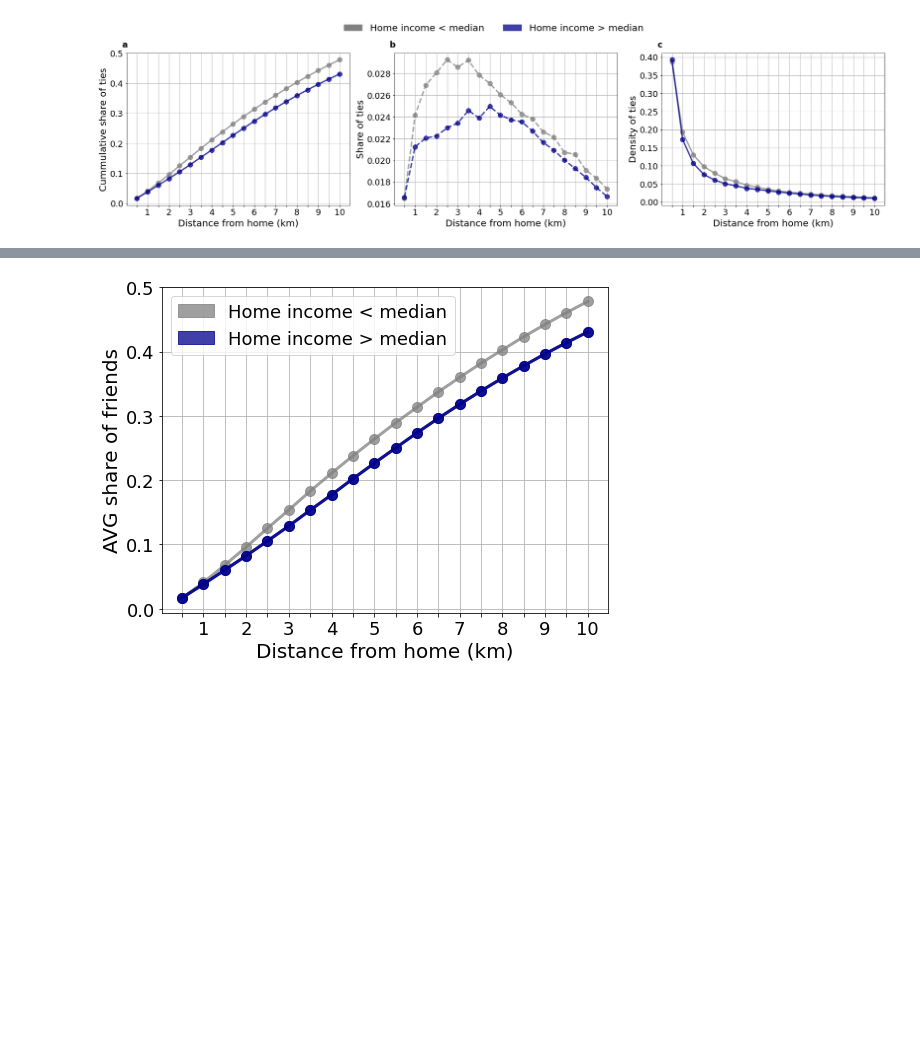
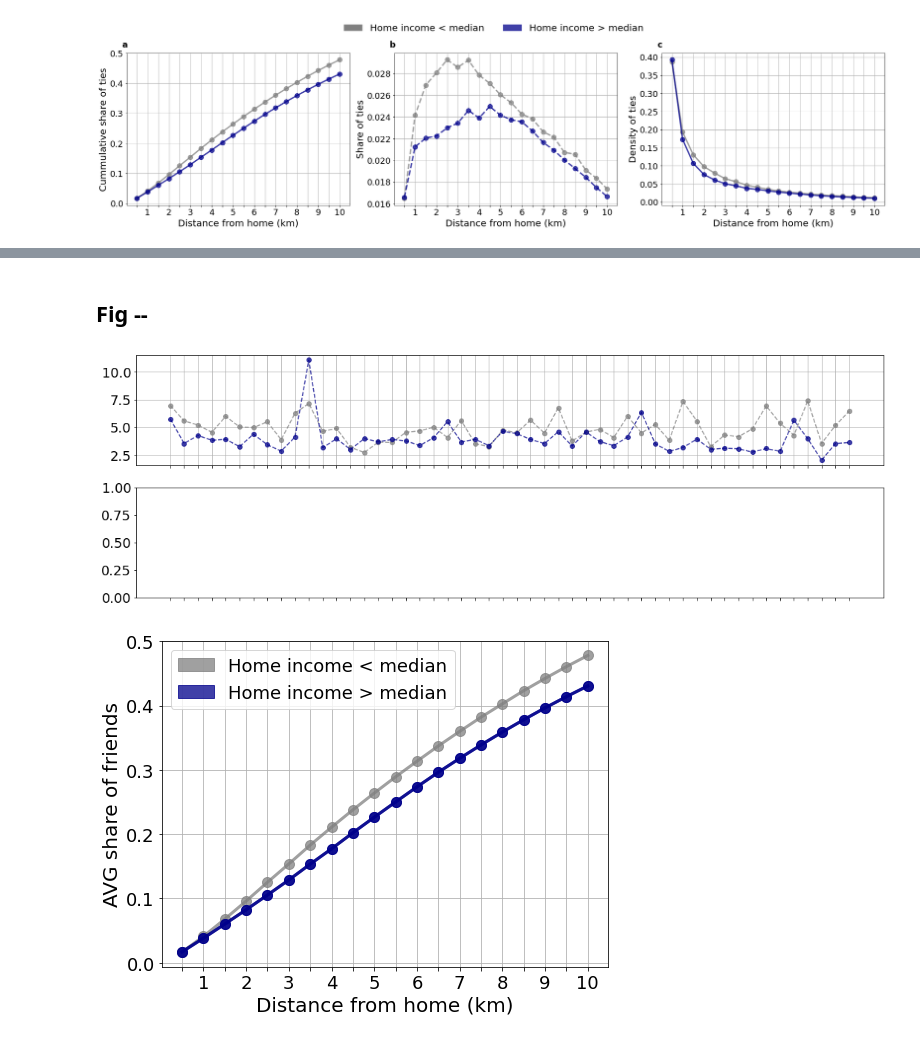
Before and after one commit to sandorjuhasz/ties-around-home, a Jupyter notebook: scripts/visuals.ipynb, the cells around one changed output, grey strips where cells are left out. Drawn from its saved outputs; the diff is of its cells as text; code cells hidden in the pictures; blank space fills up the shorter version.

Commit message:
visuals update

```diff
--- a/scripts/visuals.ipynb
+++ b/scripts/visuals.ipynb
@@ -452,0 +455,2 @@ plt.show()
+# %% [markdown]
+## Fig --
@@ -452,0 +479,7 @@ plt.show()
+# %%
+# degree data
+degree_tab = pd.read_csv("../data/degree_tab_top50.csv.gz")
+
+# average degree by group
+metrodata["poor_degree"] = metrodata.index.map(degree_tab[degree_tab["poor"]==1].groupby("cbsacode")["dcum5000"].agg("mean").to_dict())
+metrodata["rich_degree"] = metrodata.index.map(degree_tab[degree_tab["poor"]==0].groupby("cbsacode")["dcum5000"].agg("mean").to_dict())
@@ -453,3 +493,29 @@ plt.show()
+# %%
+# plot 2
+fig,ax = plt.subplots(2,1,figsize=(18,6), sharex=True)
+plt.rcParams['font.size']=18
+
+
+ax[0].plot(metrodata['short_name'], metrodata['poor_degree'], '--', color="grey", marker='o', alpha=0.75)
+ax[0].plot(metrodata['short_name'], metrodata['rich_degree'], '--', color="darkblue", marker='o', alpha=0.75)
+ax[0].set_xticklabels(labels="", rotation=90)
+ax[0].grid()
+#ax[0].set_title('AVG distance from friends AVG income (home)')
+
+
+#ax[1].plot(work_income_diff['short_name'], work_income_diff['log_wi_diff_x'], 'k-', marker='o', alpha=0.75)
+#ax[1].plot(work_income_diff['short_name'], work_income_diff['log_wi_diff_y'], 'b-', marker='o', alpha=0.75)
+#ax[1].set_xticklabels(labels="", rotation=90)
+#ax[1].grid()
+#ax[1].set_title('AVG distance from friends AVG income (work)')
+#ax[1].set_xticklabels(labels=line_degree['short_name'], rotation=90)
+
+
+#ax[0].legend(["Commute over 5km", "Less tha 5km commute"])
+
+plt.show()
+# %% [output]
+[figure, added]
 # %%
 # plot 2
 fig,ax = plt.subplots(1,1,figsize=(8,6), sharey=True)
```
Also changed, not shown: parts of 4 cells of this notebook.
